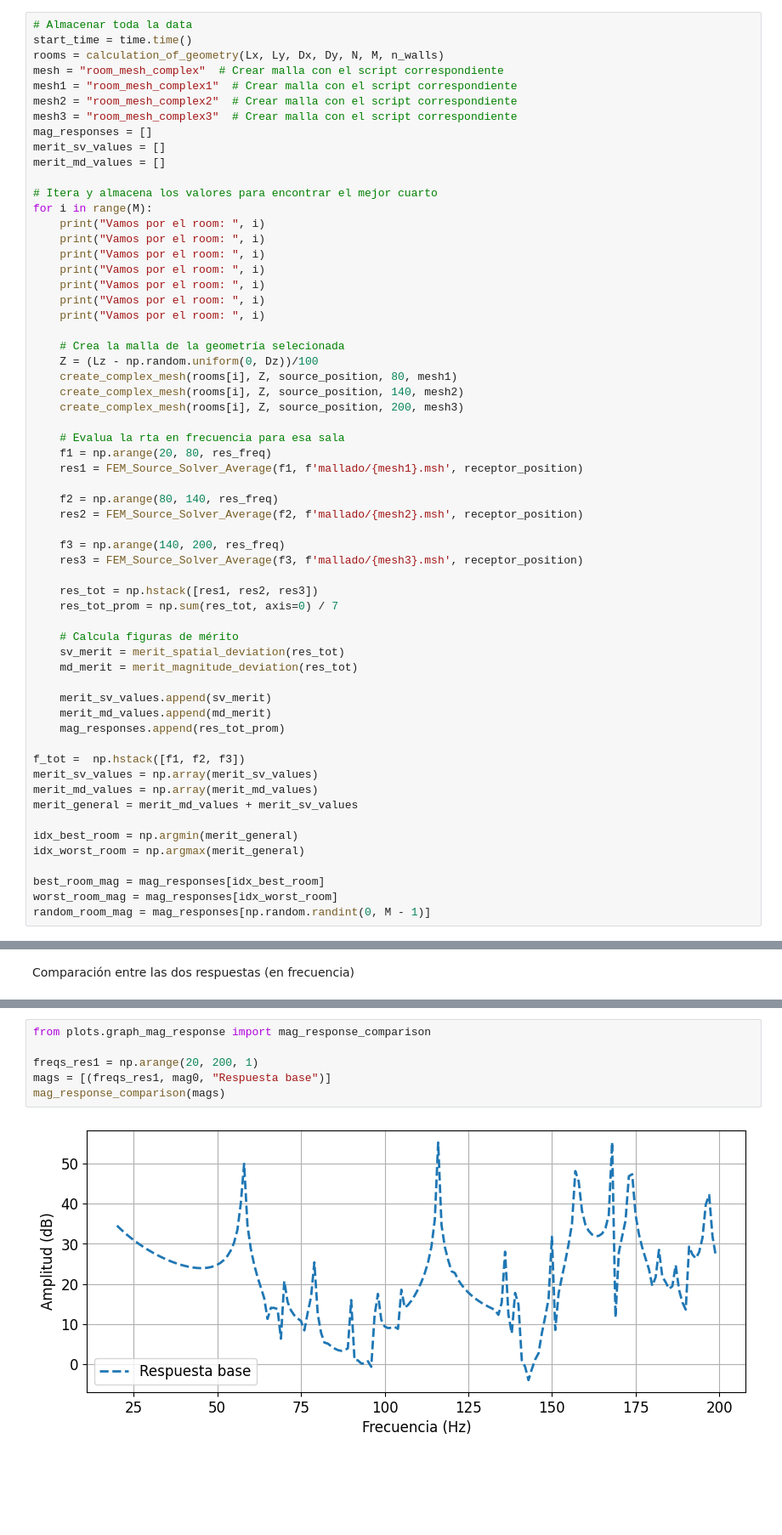
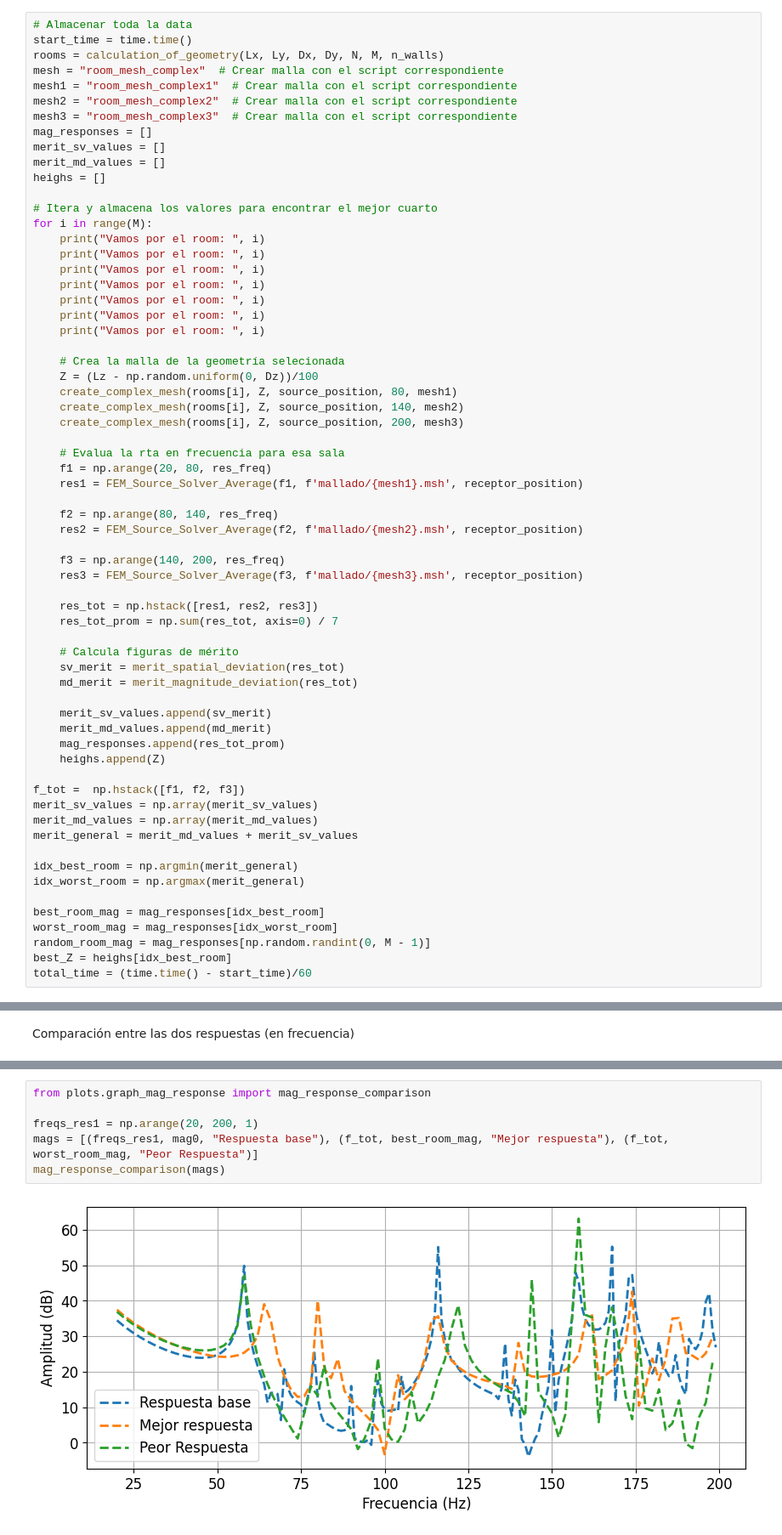
Before and after one commit to MatiasDiBernardo/Acoustic-Modal-Response-Optimizer, a Jupyter notebook: notebooks/random_optim_test_sala1_res.ipynb, the cells around one changed output, grey strips where cells are left out. Shown at 85% size. Drawn from its saved outputs; the diff is of its cells as text; blank space fills up the shorter version.

```diff
--- a/notebooks/random_optim_test_sala1_res.ipynb
+++ b/notebooks/random_optim_test_sala1_res.ipynb
@@ -47,6 +44,7 @@ mesh3 = "room_mesh_complex3"  # Crear malla con el script correspondiente
 mag_responses = []
 merit_sv_values = []
 merit_md_values = []
+heighs = []
 
 # Itera y almacena los valores para encontrar el mejor cuarto
 for i in range(M):
@@ -84,6 +82,7 @@ for i in range(M):
     merit_sv_values.append(sv_merit)
     merit_md_values.append(md_merit)
     mag_responses.append(res_tot_prom)
+    heighs.append(Z)
 
 f_tot =  np.hstack([f1, f2, f3])
 merit_sv_values = np.array(merit_sv_values)
@@ -96,6 +95,8 @@ idx_worst_room = np.argmax(merit_general)
 best_room_mag = mag_responses[idx_best_room]
 worst_room_mag = mag_responses[idx_worst_room]
 random_room_mag = mag_responses[np.random.randint(0, M - 1)]
+best_Z = heighs[idx_best_room]
+total_time = (time.time() - start_time)/60
 # %% [output]
 Vamos por el room:  0
 Vamos por el room:  0
@@ -171,8 +212,8 @@ Radio de la esfera fuente detectado automáticamente: 0.0904+0.0000j m
 # %%
 from plots.graph_mag_response import mag_response_comparison
 
 freqs_res1 = np.arange(20, 200, 1)
-mags = [(freqs_res1, mag0, "Respuesta base")]
+mags = [(freqs_res1, mag0, "Respuesta base"), (f_tot, best_room_mag, "Mejor respuesta"), (f_tot, worst_room_mag, "Peor Respuesta")]
 mag_response_comparison(mags)
 # %% [output]
-[figure, old version]
+[figure, new version]
```
Also changed, not shown: parts of 9 cells of this notebook, 4 other files.
